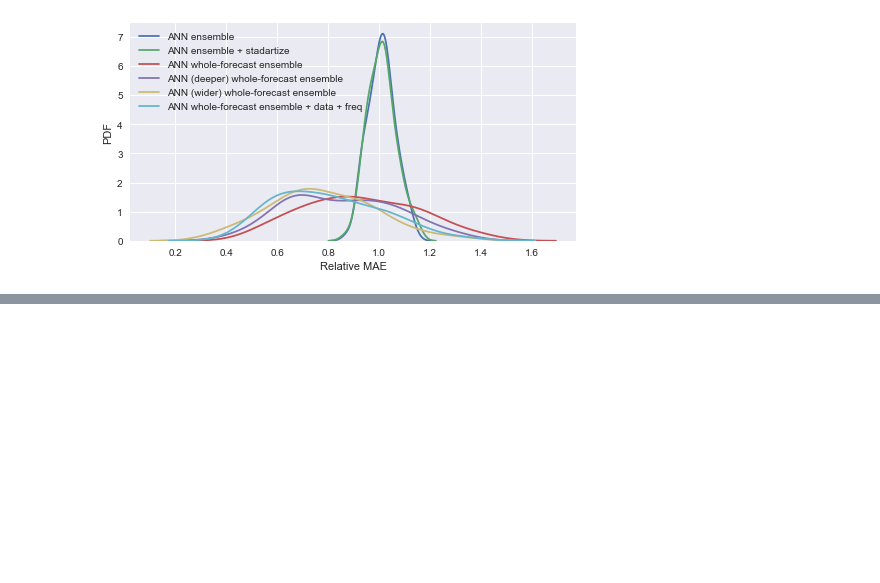
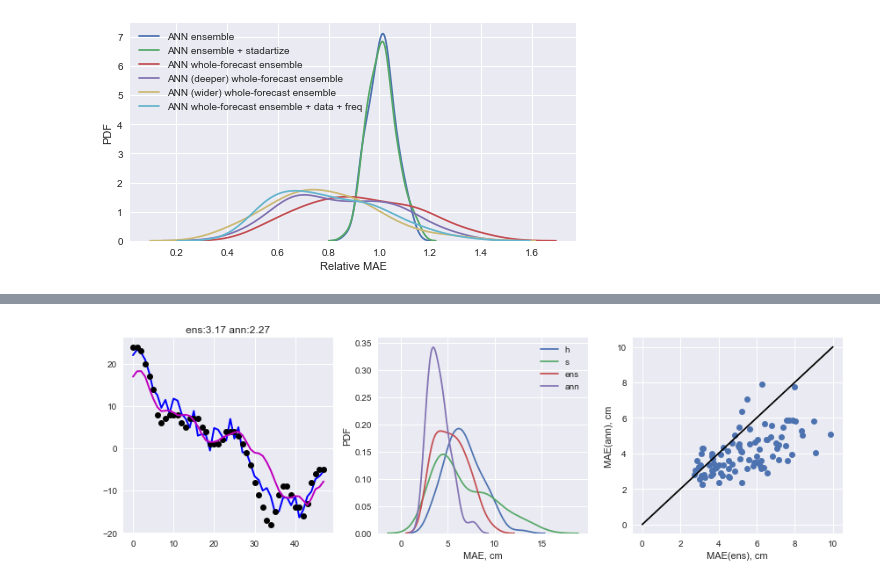
Before and after one commit to iterater/ensemble-forecasting, a Jupyter notebook: ipynb/Testing keras.ipynb, the cells around one changed output, grey strips where cells are left out. Cells and saved outputs as stored; diff of their text form; code cells hidden in the pictures; blank space fills up the shorter version.

```diff
--- a/ipynb/Testing keras.ipynb
+++ b/ipynb/Testing keras.ipynb
@@ -432,0 +456,3 @@ Text(0,0.5,'PDF')
+# %%
+estimator.fit(X, Y)
+estimator.model.summary()
@@ -432,0 +475,7 @@ Text(0,0.5,'PDF')
+# %%
+q = 50
+predicted = estimator.predict(X)
+errors_log.append(('ANN whole-forecast ensemble + data + freq + fc_freq', np.mean(np.abs(predicted - m_fc[8:]), axis=1)))
+plot_summary(h[8:], s[8:], ens[8:], m_fc[8:], predicted, 50-8)
+# %% [output]
+[figure, added]
```
Also changed, not shown: parts of 23 cells of this notebook.
